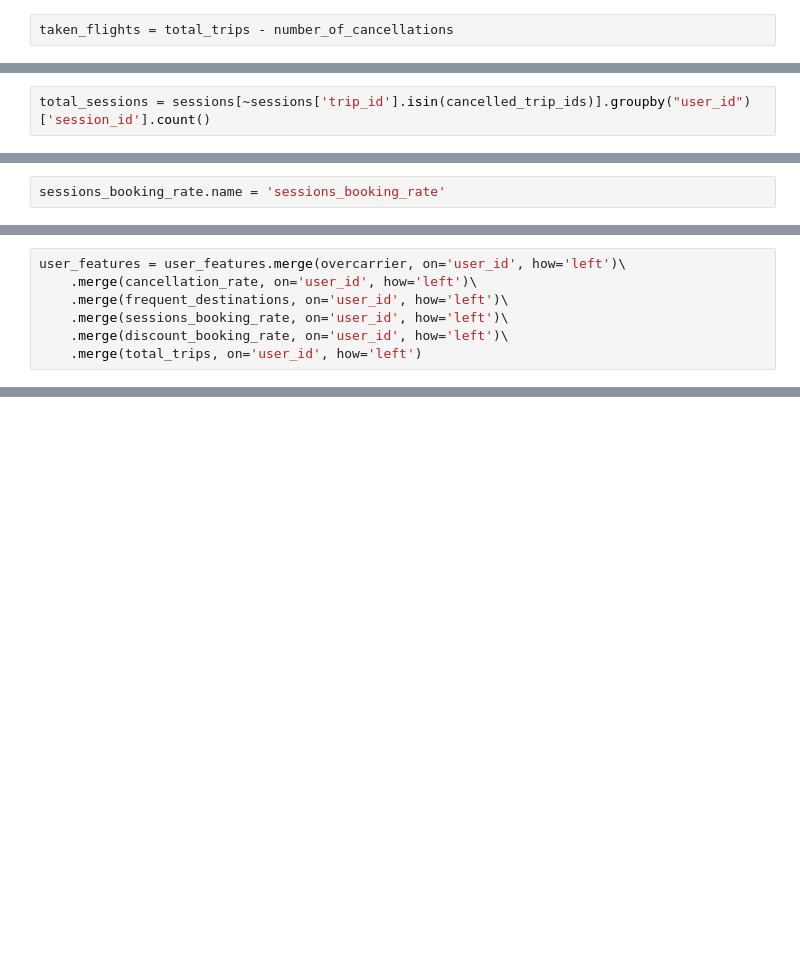
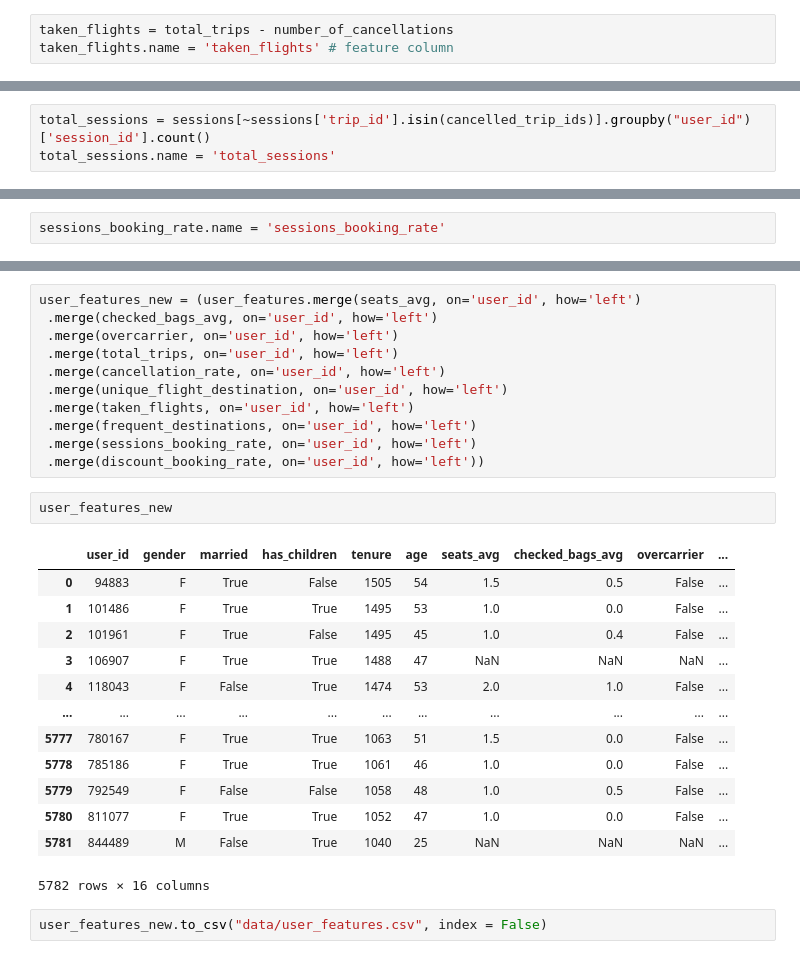
Before and after one commit to anuar-masterschool/TravelTide_Mar, a Jupyter notebook: users_feature_engineering.ipynb, the cells around one changed output, grey strips where cells are left out. Drawn from its saved outputs; the diff is of its cells as text; blank space fills up the shorter version.

```diff
--- a/users_feature_engineering.ipynb
+++ b/users_feature_engineering.ipynb
@@ -81,5 +111,6 @@ unique_flight_destination = flights_w_users.groupby('user_id')['destination'].nu
 # %%
 taken_flights = total_trips - number_of_cancellations
+taken_flights.name = 'taken_flights' # feature column
 # %%
 frequent_destinations = unique_flight_destination/taken_flights  # feature column
 frequent_destinations.name = 'frequent_destinations'
@@ -87,6 +118,7 @@ frequent_destinations.name = 'frequent_destinations'
 ## Booking rate
 # %%
 total_sessions = sessions[~sessions['trip_id'].isin(cancelled_trip_ids)].groupby("user_id")['session_id'].count()
+total_sessions.name = 'total_sessions'
 # %%
 nan_sessions = sessions[~sessions['trip_id'].isin(cancelled_trip_ids)].groupby('user_id')['trip_id'].apply(lambda x: x.isna().sum())
 # %%
@@ -184,7 +195,0 @@ Real join of all features we created:
-# %%
-user_features = user_features.merge(overcarrier, on='user_id', how='left')\
-    .merge(cancellation_rate, on='user_id', how='left')\
-    .merge(frequent_destinations, on='user_id', how='left')\
-    .merge(sessions_booking_rate, on='user_id', how='left')\
-    .merge(discount_booking_rate, on='user_id', how='left')\
-    .merge(total_trips, on='user_id', how='left')
@@ -192,0 +228,29 @@ user_features.to_csv("data/user_features.csv", index=False)
+# %%
+user_features_new = (user_features.merge(seats_avg, on='user_id', how='left')
+ .merge(checked_bags_avg, on='user_id', how='left')
+ .merge(overcarrier, on='user_id', how='left')
+ .merge(total_trips, on='user_id', how='left')
+ .merge(cancellation_rate, on='user_id', how='left')
+ .merge(unique_flight_destination, on='user_id', how='left')
+ .merge(taken_flights, on='user_id', how='left')
+ .merge(frequent_destinations, on='user_id', how='left')
+ .merge(sessions_booking_rate, on='user_id', how='left')
+ .merge(discount_booking_rate, on='user_id', how='left'))
+# %%
+user_features_new
+# %% [output]
+|  | user_id | gender | married | has_children | tenure | age | seats_avg | checked_bags_avg | overcarrier | ... |
+| 0 | 94883 | F | True | False | 1505 | 54 | 1.5 | 0.5 | False | ... |
+| 1 | 101486 | F | True | True | 1495 | 53 | 1.0 | 0.0 | False | ... |
+| 2 | 101961 | F | True | False | 1495 | 45 | 1.0 | 0.4 | False | ... |
+| 3 | 106907 | F | True | True | 1488 | 47 | NaN | NaN | NaN | ... |
+| 4 | 118043 | F | False | True | 1474 | 53 | 2.0 | 1.0 | False | ... |
+| ... | ... | ... | ... | ... | ... | ... | ... | ... | ... | ... |
+| 5777 | 780167 | F | True | True | 1063 | 51 | 1.5 | 0.0 | False | ... |
+| 5778 | 785186 | F | True | True | 1061 | 46 | 1.0 | 0.0 | False | ... |
+| 5779 | 792549 | F | False | False | 1058 | 48 | 1.0 | 0.5 | False | ... |
+| 5780 | 811077 | F | True | True | 1052 | 47 | 1.0 | 0.0 | False | ... |
+| 5781 | 844489 | M | False | True | 1040 | 25 | NaN | NaN | NaN | ... |
+5782 rows × 16 columns
+# %%
+user_features_new.to_csv("data/user_features.csv", index = False)
```
Also changed, not shown: parts of 15 cells of this notebook.
